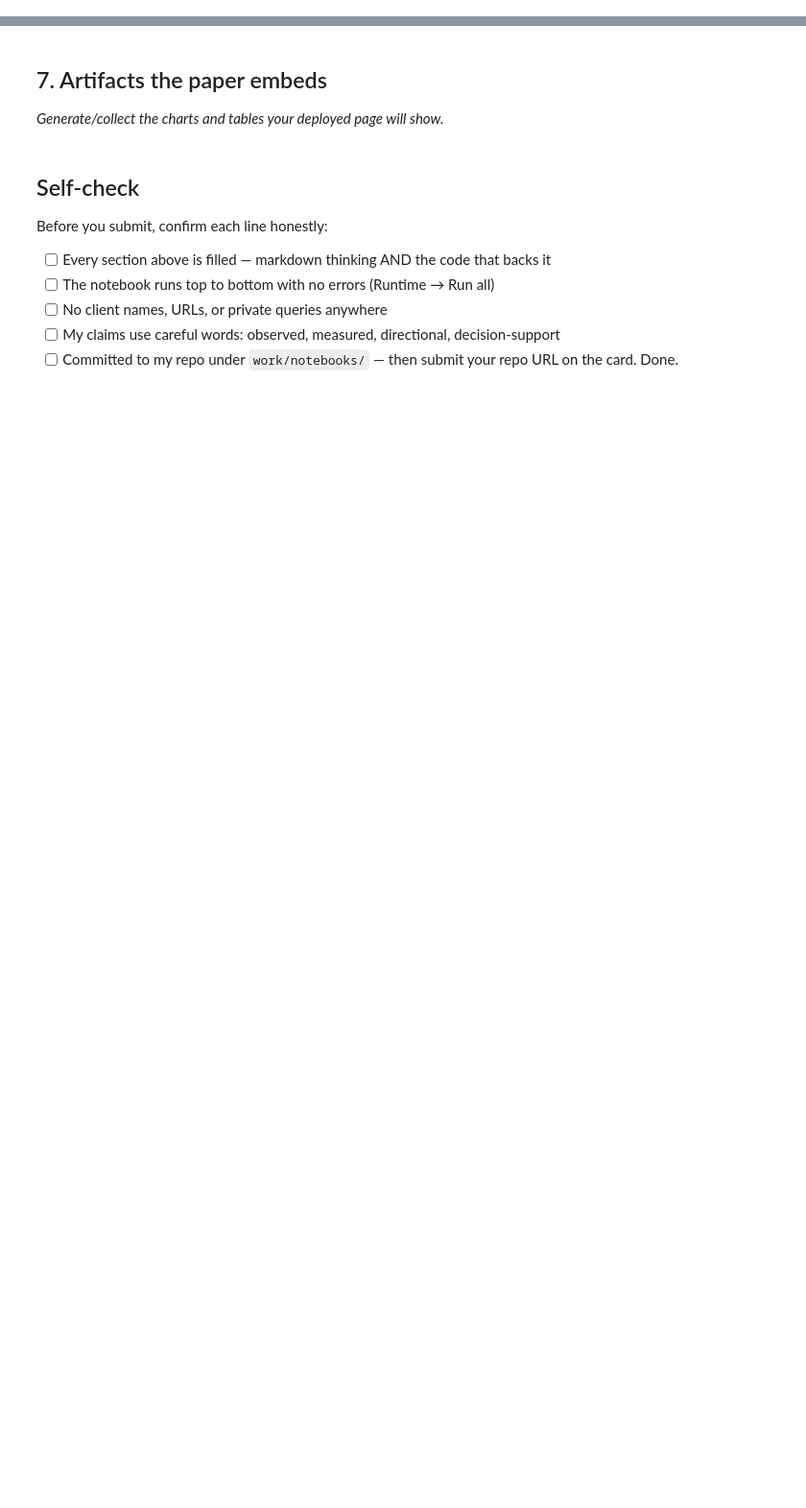
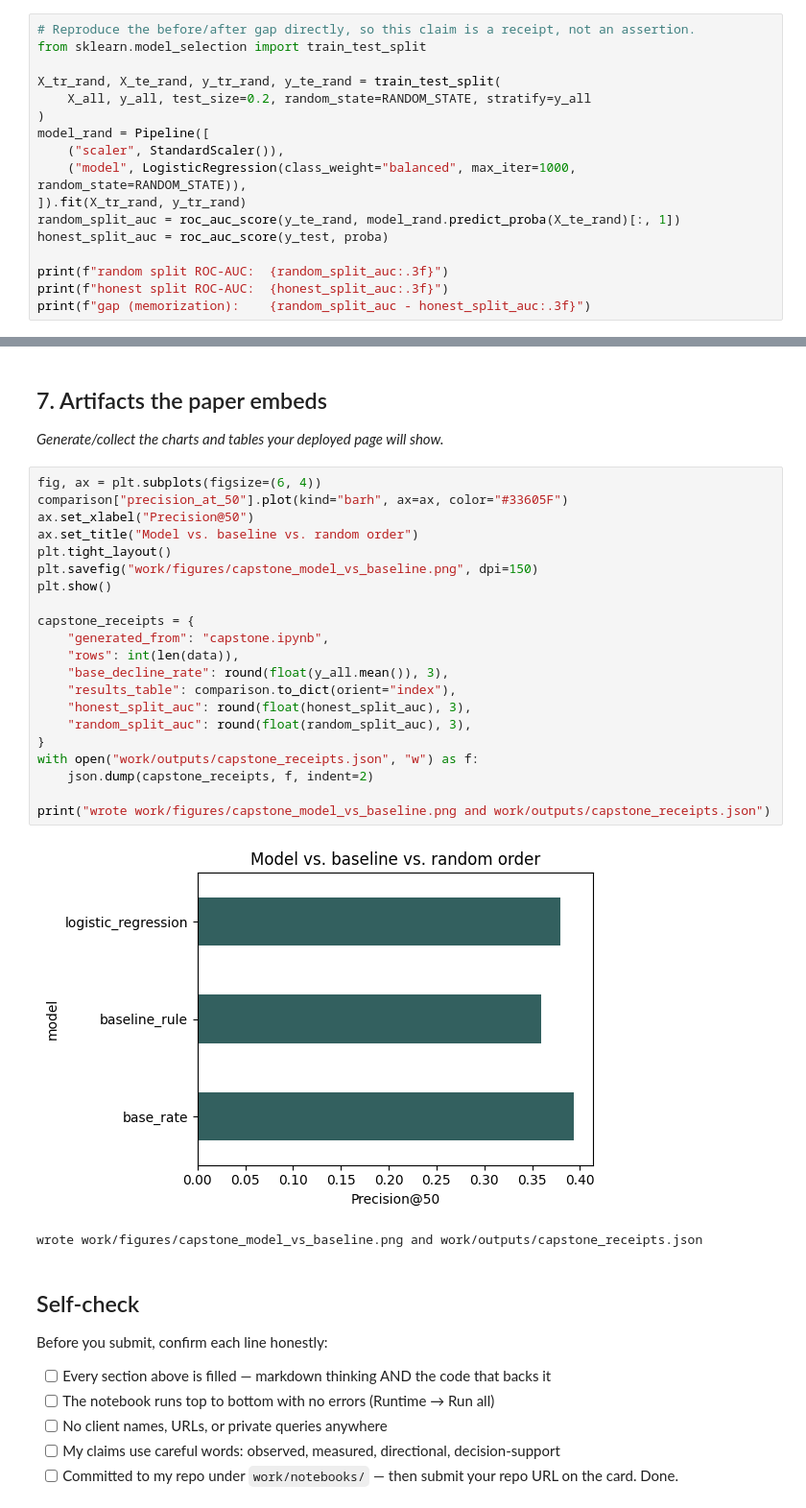
Before and after one commit to irene501/flyrank, a Jupyter notebook: work/notebooks/capstone.ipynb, the cells around one changed output, grey strips where cells are left out. Shown at 96% size. Cells and saved outputs as stored; diff of their text form; blank space fills up the shorter version.

```diff
--- a/work/notebooks/capstone.ipynb
+++ b/work/notebooks/capstone.ipynb
@@ -26,3 +207,20 @@ This skeleton is yours to fill. Work the sections **in order** — each one has
 ## 5. Limitations
 
 *What this work cannot claim.*
+# %%
+# Reproduce the before/after gap directly, so this claim is a receipt, not an assertion.
+from sklearn.model_selection import train_test_split
+
+X_tr_rand, X_te_rand, y_tr_rand, y_te_rand = train_test_split(
+    X_all, y_all, test_size=0.2, random_state=RANDOM_STATE, stratify=y_all
+)
+model_rand = Pipeline([
+    ("scaler", StandardScaler()),
+    ("model", LogisticRegression(class_weight="balanced", max_iter=1000, random_state=RANDOM_STATE)),
+]).fit(X_tr_rand, y_tr_rand)
+random_split_auc = roc_auc_score(y_te_rand, model_rand.predict_proba(X_te_rand)[:, 1])
+honest_split_auc = roc_auc_score(y_test, proba)
+
+print(f"random split ROC-AUC:  {random_split_auc:.3f}")
+print(f"honest split ROC-AUC:  {honest_split_auc:.3f}")
+print(f"gap (memorization):    {random_split_auc - honest_split_auc:.3f}")
@@ -34,6 +248,30 @@ This skeleton is yours to fill. Work the sections **in order** — each one has
 ## 7. Artifacts the paper embeds
 
 *Generate/collect the charts and tables your deployed page will show.*
+# %%
+fig, ax = plt.subplots(figsize=(6, 4))
+comparison["precision_at_50"].plot(kind="barh", ax=ax, color="#33605F")
+ax.set_xlabel("Precision@50")
+ax.set_title("Model vs. baseline vs. random order")
+plt.tight_layout()
+plt.savefig("work/figures/capstone_model_vs_baseline.png", dpi=150)
+plt.show()
+
+capstone_receipts = {
+    "generated_from": "capstone.ipynb",
+    "rows": int(len(data)),
+    "base_decline_rate": round(float(y_all.mean()), 3),
+    "results_table": comparison.to_dict(orient="index"),
+    "honest_split_auc": round(float(honest_split_auc), 3),
+    "random_split_auc": round(float(random_split_auc), 3),
+}
+with open("work/outputs/capstone_receipts.json", "w") as f:
+    json.dump(capstone_receipts, f, indent=2)
+
+print("wrote work/figures/capstone_model_vs_baseline.png and work/outputs/capstone_receipts.json")
+# %% [output]
+[figure, added]
+wrote work/figures/capstone_model_vs_baseline.png and work/outputs/capstone_receipts.json
 # %% [markdown]
 ## Self-check
 
```
Also changed, not shown: parts of 10 cells of this notebook.
